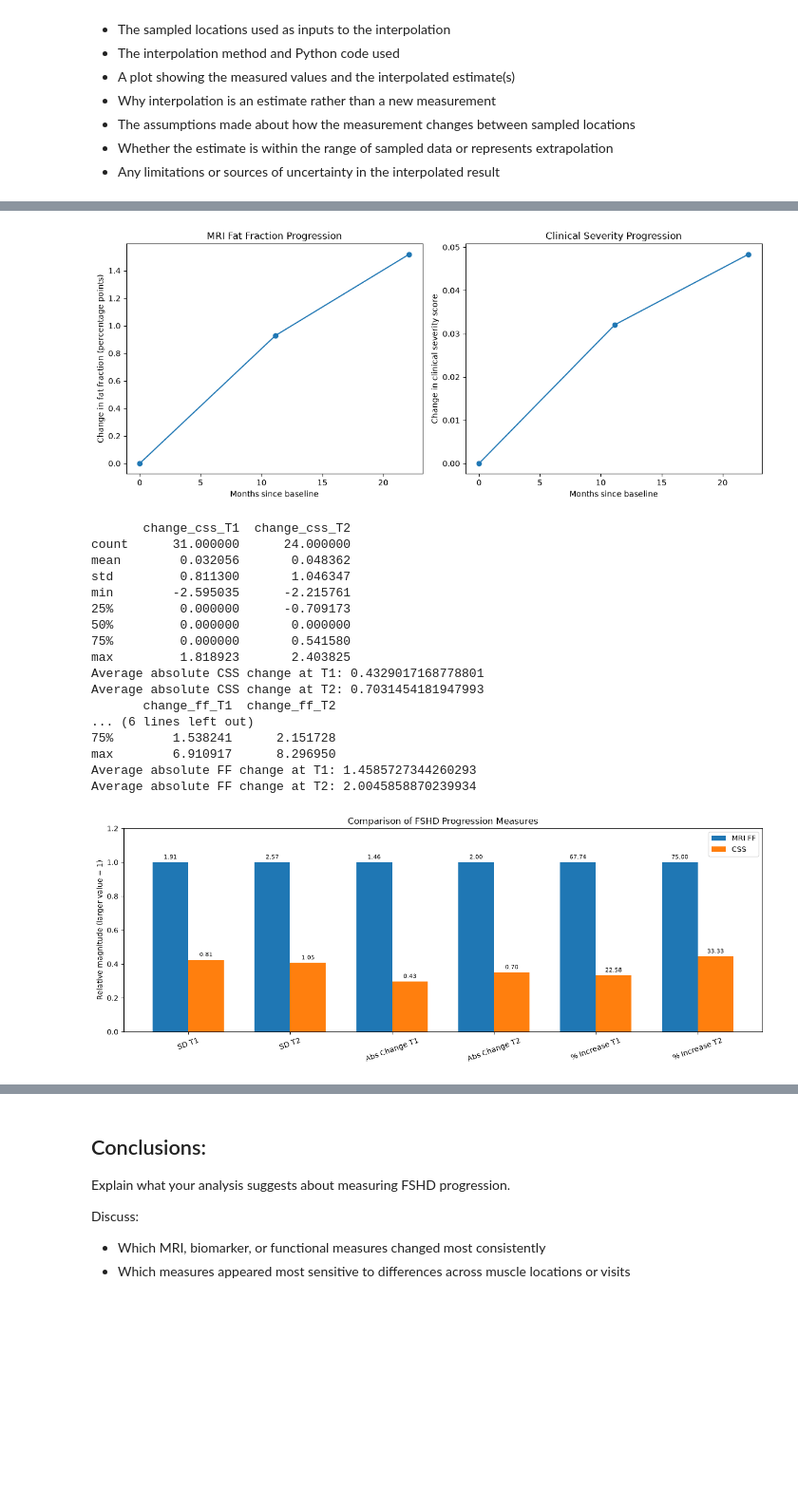
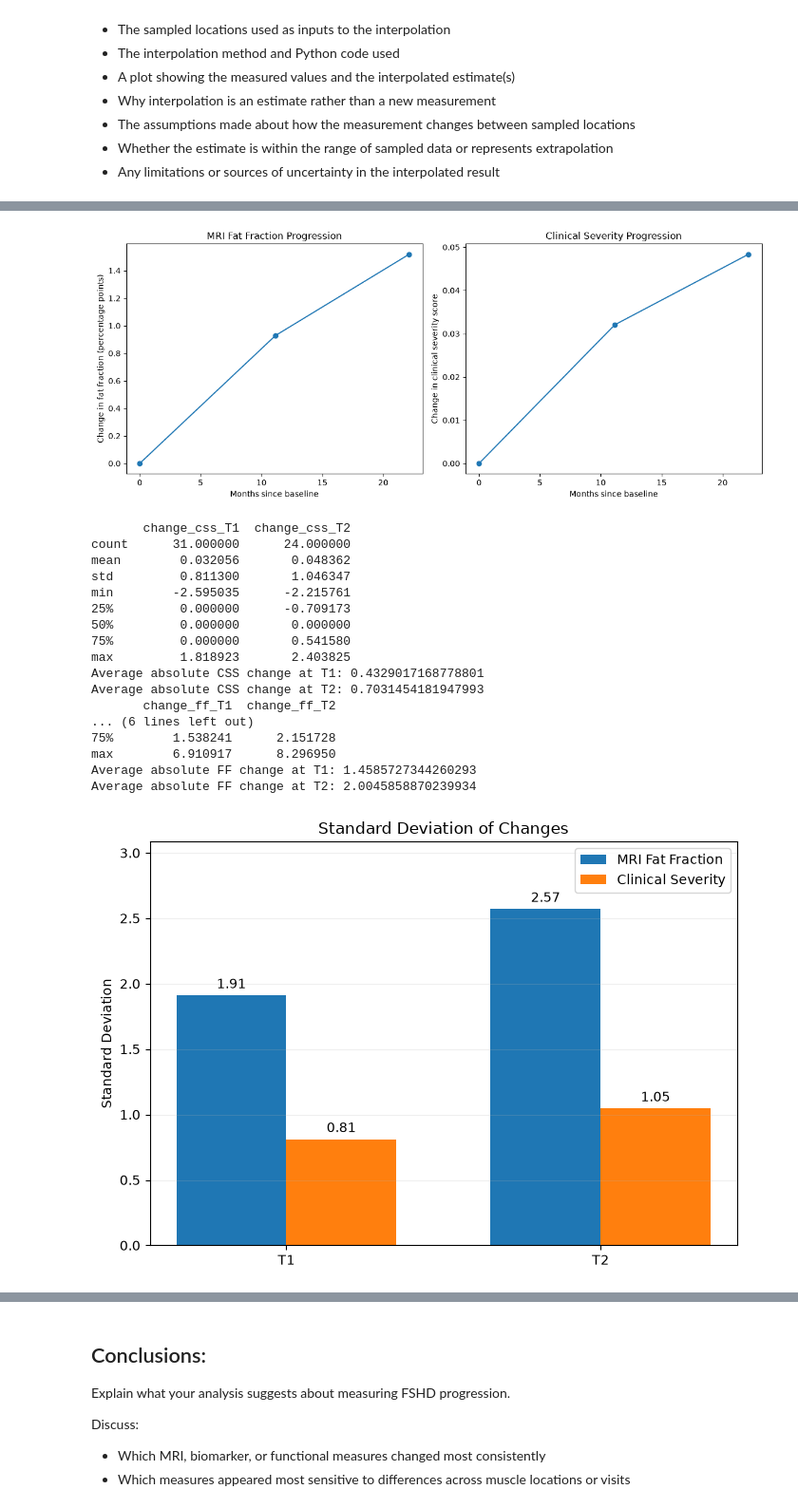
Before and after one commit to BigPanda0226/BME2315_Module2, a Jupyter notebook: FSHD_Module2_Project_Template.ipynb, the cells around one changed output, grey strips where cells are left out. Shown at 95% size. Cells and saved outputs as stored; diff of their text form; code cells hidden in the pictures; blank space fills up the shorter version.

Commit message:
made it 3 seperate graphs
its easier to visulaize this way

```diff
--- a/FSHD_Module2_Project_Template.ipynb
+++ b/FSHD_Module2_Project_Template.ipynb
@@ -630,55 +630,64 @@ print("Average absolute FF change at T2:",
 
 
 
-metrics = [
-    'SD T1', 'SD T2',
-    'Abs Change T1', 'Abs Change T2',
-    '% Increase T1', '% Increase T2'
-]
-
 ff_cols = ['change_ff_T1', 'change_ff_T2']
 css_cols = ['change_css_T1', 'change_css_T2']
 
-def get_metrics(cols):
-    values = [results_df[c].dropna() for c in cols]
-    return np.array([
-        values[0].std(), values[1].std(),
-        values[0].abs().mean(), values[1].abs().mean(),
-        (values[0] > 0).mean() * 100,
-        (values[1] > 0).mean() * 100
-    ])
-
-ff = get_metrics(ff_cols)
-css = get_metrics(css_cols)
-
-# Normalize each metric relative to the larger value
-scale = np.maximum(np.maximum(ff, css), 1e-12)
-ff_norm = ff / scale
-css_norm = css / scale
-
-x = np.arange(len(metrics))
+x = np.arange(2)
 width = 0.35
 
-fig, ax = plt.subplots(figsize=(13, 5))
-ax.bar(x - width/2, ff_norm, width, label='MRI FF')
-ax.bar(x + width/2, css_norm, width, label='CSS')
+# Calculate statistics
+ff_std = results_df[ff_cols].std().values
+css_std = results_df[css_cols].std().values
 
-ax.set_xticks(x)
-ax.set_xticklabels(metrics, rotation=20)
-ax.set_ylabel('Relative magnitude (larger value = 1)')
-ax.set_title('Comparison of FSHD Progression Measures')
-ax.legend()
+ff_abs = results_df[ff_cols].abs().mean().values
+css_abs = results_df[css_cols].abs().mean().values
 
-# Display actual values above each bar
-for i in range(len(metrics)):
-    ax.text(x[i]-width/2, ff_norm[i]+0.02,
-            f'{ff[i]:.2f}', ha='center', fontsize=8)
-    ax.text(x[i]+width/2, css_norm[i]+0.02,
-            f'{css[i]:.2f}', ha='center', fontsize=8)
+ff_pct = [(results_df[c].dropna() > 0).mean() * 100
+          for c in ff_cols]
+css_pct = [(results_df[c].dropna() > 0).mean() * 100
+           for c in css_cols]
 
-ax.set_ylim(0, 1.2)
-plt.tight_layout()
-plt.show()
+def make_graph(ff, css, title, ylabel, ylim=None):
+    plt.figure(figsize=(7, 5))
+
+    bars1 = plt.bar(x - width/2, ff, width,
+                    label='MRI Fat Fraction')
+    bars2 = plt.bar(x + width/2, css, width,
+                    label='Clinical Severity')
+
+    plt.bar_label(bars1, fmt='%.2f', padding=3)
+    plt.bar_label(bars2, fmt='%.2f', padding=3)
+
+    plt.xticks(x, ['T1', 'T2'])
+    plt.title(title)
+    plt.ylabel(ylabel)
+
+    if ylim is not None:
+        plt.ylim(0, ylim)
+    else:
+        plt.ylim(0, max(max(ff), max(css)) * 1.2)
+
+    plt.legend()
+    plt.grid(axis='y', alpha=0.2)
+    plt.tight_layout()
+    plt.show()
+
+# Graph 1
+make_graph(ff_std, css_std,
+           'Standard Deviation of Changes',
+           'Standard Deviation')
+
+# Graph 2
+make_graph(ff_abs, css_abs,
+           'Mean Absolute Change',
+           'Mean Absolute Change')
+
+# Graph 3
+make_graph(ff_pct, css_pct,
+           'Percentage of Patients Showing Progression',
+           'Patients with Increase (%)',
+           ylim=100)
 # %% [output]
 (34, 46)
 Subjects: 34
@@ -695,31 +704,31 @@ f_quadratic(T2) = 12.62727956965659
 0     1-0019            6.744922               6.725603         2.949744
 1     1-0020                 NaN                    NaN              NaN
 2     1-0021            4.939927               4.494294         0.000000
 3     1-0022            6.616676               6.657714         3.000000
 4     1-0023                 NaN                    NaN              NaN
 
    estimate_css_T2  change_ff_T1  change_ff_T2  change_css_T1  change_css_T2
 0         3.025253      0.767668      0.748350       0.949744       1.025253
 1              NaN           NaN           NaN            NaN            NaN
 2         0.826448      1.593558      1.147926       0.000000       0.826448
 3         2.317487      1.140018      1.181055       0.000000      -0.682513
 4              NaN           NaN           NaN            NaN            NaN
 [figure]
        change_css_T1  change_css_T2
 count      31.000000      24.000000
 mean        0.032056       0.048362
 std         0.811300       1.046347
 min        -2.595035      -2.215761
 25%         0.000000      -0.709173
 50%         0.000000       0.000000
 75%         0.000000       0.541580
 max         1.818923       2.403825
 Average absolute CSS change at T1: 0.4329017168778801
 Average absolute CSS change at T2: 0.7031454181947993
        change_ff_T1  change_ff_T2
 ... (6 lines left out)
 75%        1.538241      2.151728
 max        6.910917      8.296950
 Average absolute FF change at T1: 1.4585727344260293
 Average absolute FF change at T2: 2.0045858870239934
-[figure, old version]
+[figure, new version]
```
Also changed, not shown: parts of 1 cell of this notebook.
